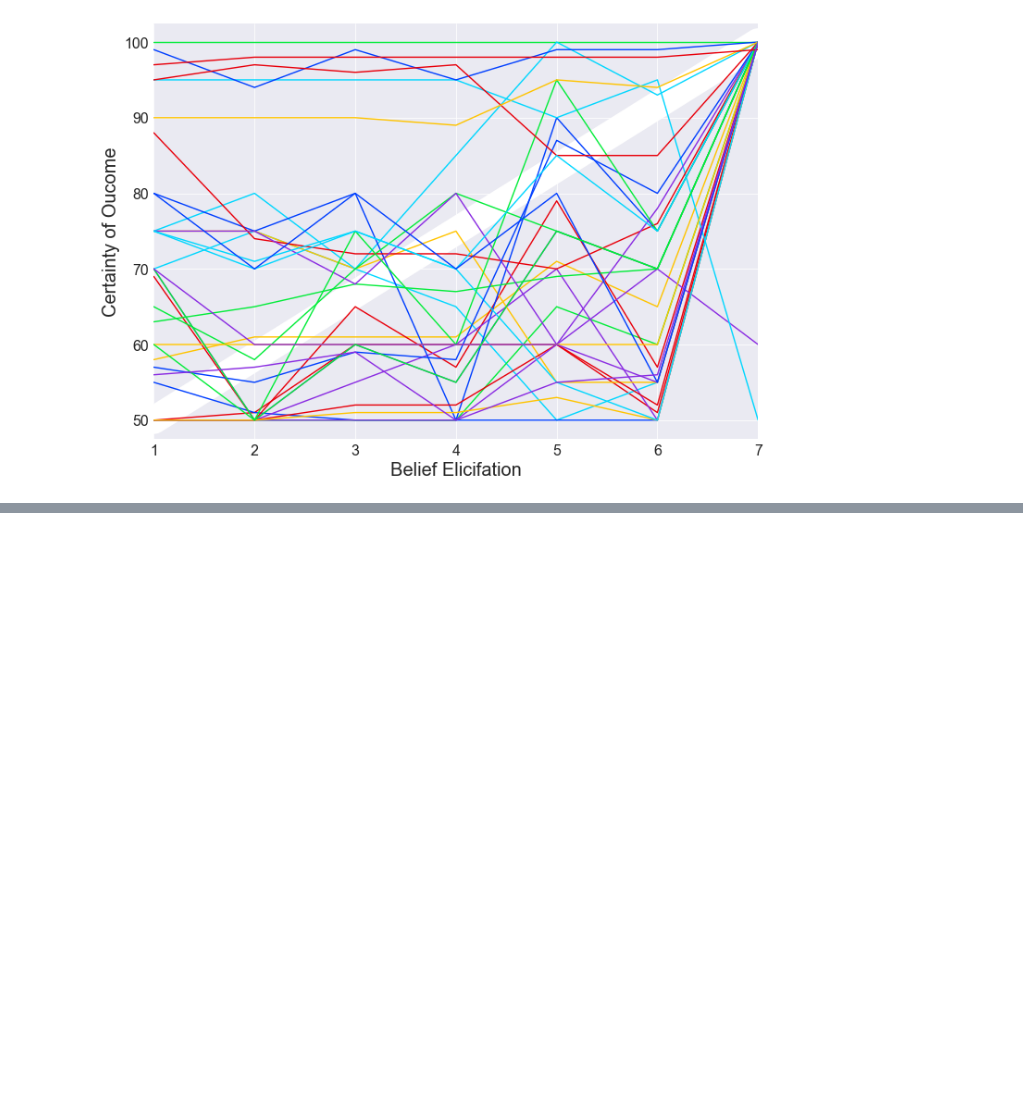
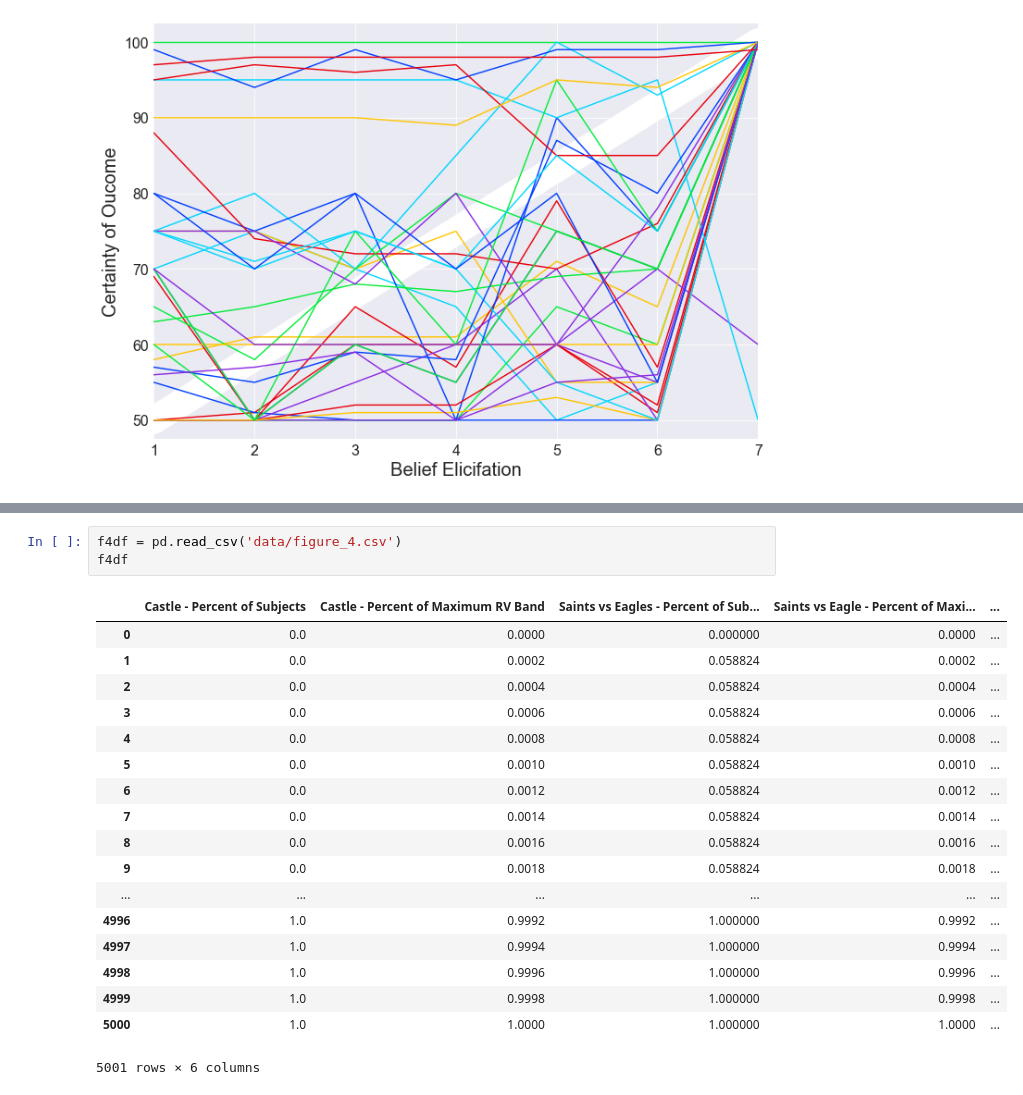
Before and after one commit to cesslab/Experiment-SuspenseAndSurprise, a Jupyter notebook: SchotterKesslerMcClellan_SuspenseAndSurprise.ipynb, the cells around one changed output, grey strips where cells are left out. Cells and saved outputs as stored; diff of their text form; blank space fills up the shorter version.

```diff
--- a/SchotterKesslerMcClellan_SuspenseAndSurprise.ipynb
+++ b/SchotterKesslerMcClellan_SuspenseAndSurprise.ipynb
@@ -167,0 +172,22 @@ for col in range(1, len(f3df.columns) + 1):
+# %%
+f4df = pd.read_csv('data/figure_4.csv')
+f4df
+# %% [output]
+|  | Castle - Percent of Subjects | Castle - Percent of Maximum RV Band | Saints vs Eagles - Percent of Sub... | Saints vs Eagle - Percent of Maxi... | ... |
+| 0 | 0.0 | 0.0000 | 0.000000 | 0.0000 | ... |
+| 1 | 0.0 | 0.0002 | 0.058824 | 0.0002 | ... |
+| 2 | 0.0 | 0.0004 | 0.058824 | 0.0004 | ... |
+| 3 | 0.0 | 0.0006 | 0.058824 | 0.0006 | ... |
+| 4 | 0.0 | 0.0008 | 0.058824 | 0.0008 | ... |
+| 5 | 0.0 | 0.0010 | 0.058824 | 0.0010 | ... |
+| 6 | 0.0 | 0.0012 | 0.058824 | 0.0012 | ... |
+| 7 | 0.0 | 0.0014 | 0.058824 | 0.0014 | ... |
+| 8 | 0.0 | 0.0016 | 0.058824 | 0.0016 | ... |
+| 9 | 0.0 | 0.0018 | 0.058824 | 0.0018 | ... |
+| ... | ... | ... | ... | ... | ... |
+| 4996 | 1.0 | 0.9992 | 1.000000 | 0.9992 | ... |
+| 4997 | 1.0 | 0.9994 | 1.000000 | 0.9994 | ... |
+| 4998 | 1.0 | 0.9996 | 1.000000 | 0.9996 | ... |
+| 4999 | 1.0 | 0.9998 | 1.000000 | 0.9998 | ... |
+| 5000 | 1.0 | 1.0000 | 1.000000 | 1.0000 | ... |
+5001 rows × 6 columns
```
Also changed, not shown: parts of 6 cells of this notebook.
